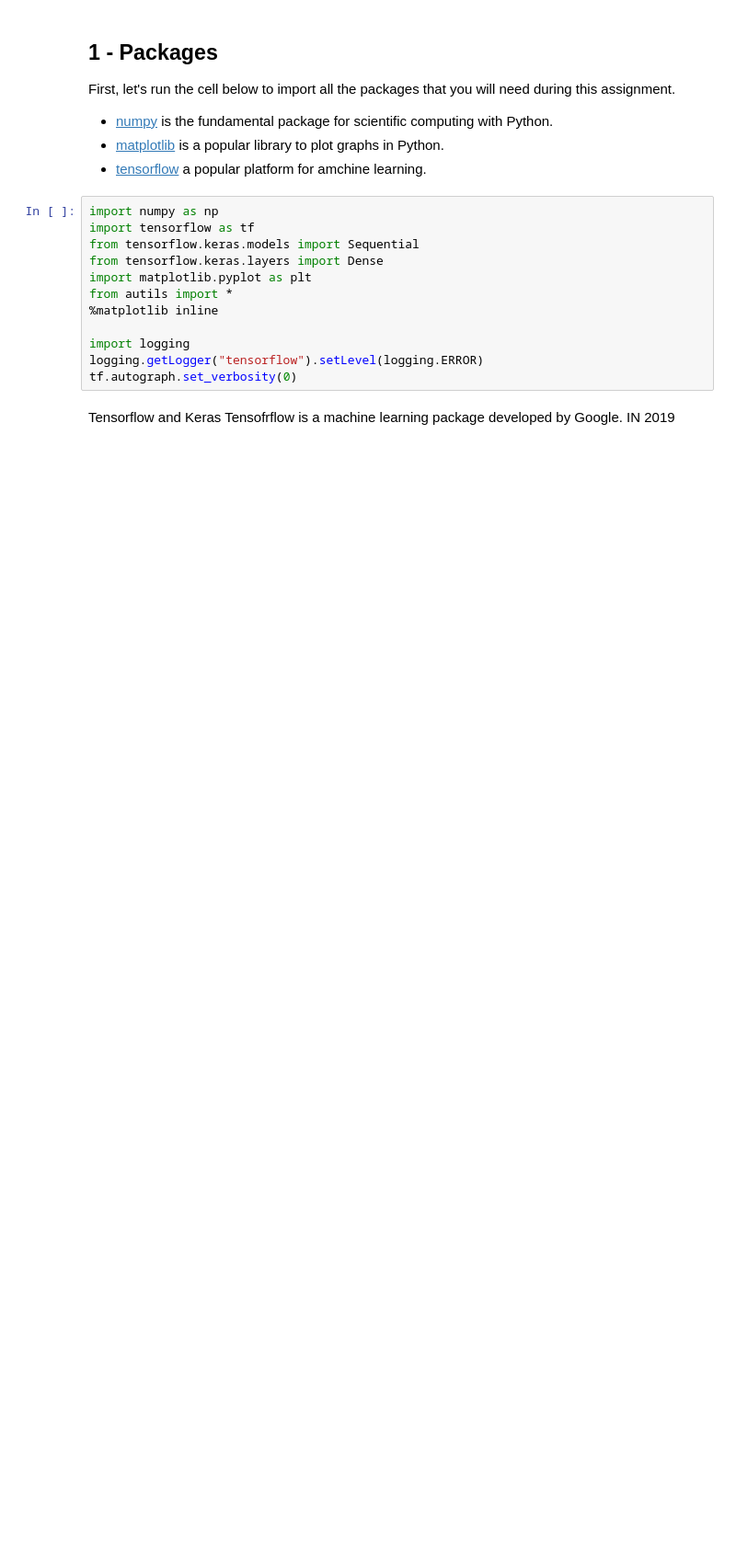
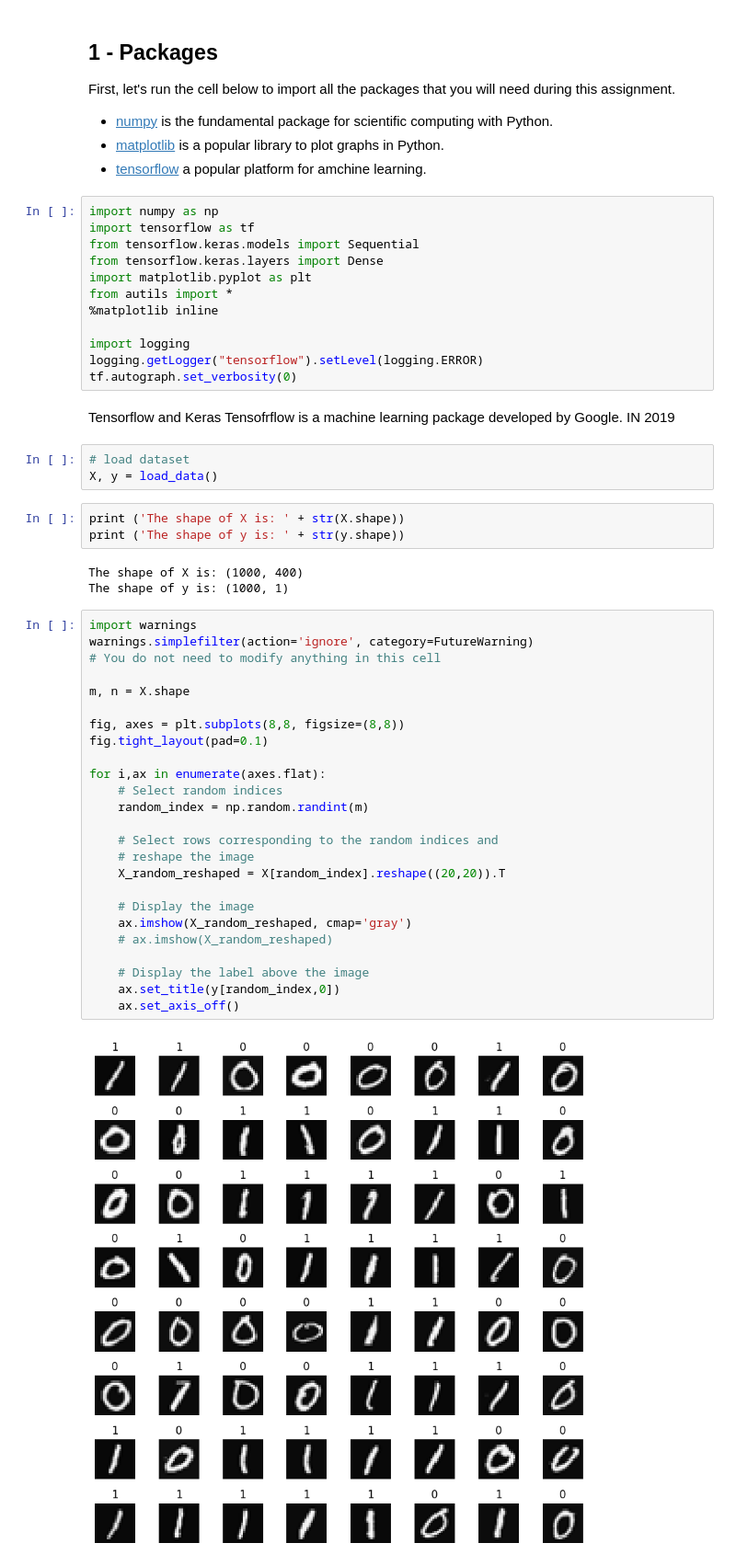
Before and after one commit to PuffCoder/Machine_Learning_Ng, a Jupyter notebook: DeepLearning/1_NeuralNetworks&DeepLearning/Practice Lab/david_practiceLab.ipynb, the cells around one changed output. Shown: that part at 92% size. Drawn from its saved outputs; the diff is of its cells as text; blank space fills up the shorter version.

```diff
--- a/DeepLearning/1_NeuralNetworks&DeepLearning/Practice Lab/david_practiceLab.ipynb
+++ b/DeepLearning/1_NeuralNetworks&DeepLearning/Practice Lab/david_practiceLab.ipynb
@@ -41,3 +22,39 @@ tf.autograph.set_verbosity(0)
 # %% [markdown]
 Tensorflow and Keras
 Tensofrflow is a machine learning package developed by Google. IN 2019
+# %%
+# load dataset
+X, y = load_data()
+# %%
+print ('The shape of X is: ' + str(X.shape))
+print ('The shape of y is: ' + str(y.shape))
+# %% [output]
+The shape of X is: (1000, 400)
+The shape of y is: (1000, 1)
+# %%
+import warnings
+warnings.simplefilter(action='ignore', category=FutureWarning)
+# You do not need to modify anything in this cell
+
+m, n = X.shape
+
+fig, axes = plt.subplots(8,8, figsize=(8,8))
+fig.tight_layout(pad=0.1)
+
+for i,ax in enumerate(axes.flat):
+    # Select random indices
+    random_index = np.random.randint(m)
+
+    # Select rows corresponding to the random indices and
+    # reshape the image
+    X_random_reshaped = X[random_index].reshape((20,20)).T
+
+    # Display the image
+    ax.imshow(X_random_reshaped, cmap='gray')
+    # ax.imshow(X_random_reshaped)
+
+    # Display the label above the image
+    ax.set_title(y[random_index,0])
+    ax.set_axis_off()
+# %% [output]
+[figure, added]
```
Also changed, not shown: parts of 9 cells of this notebook, 40 other files.
